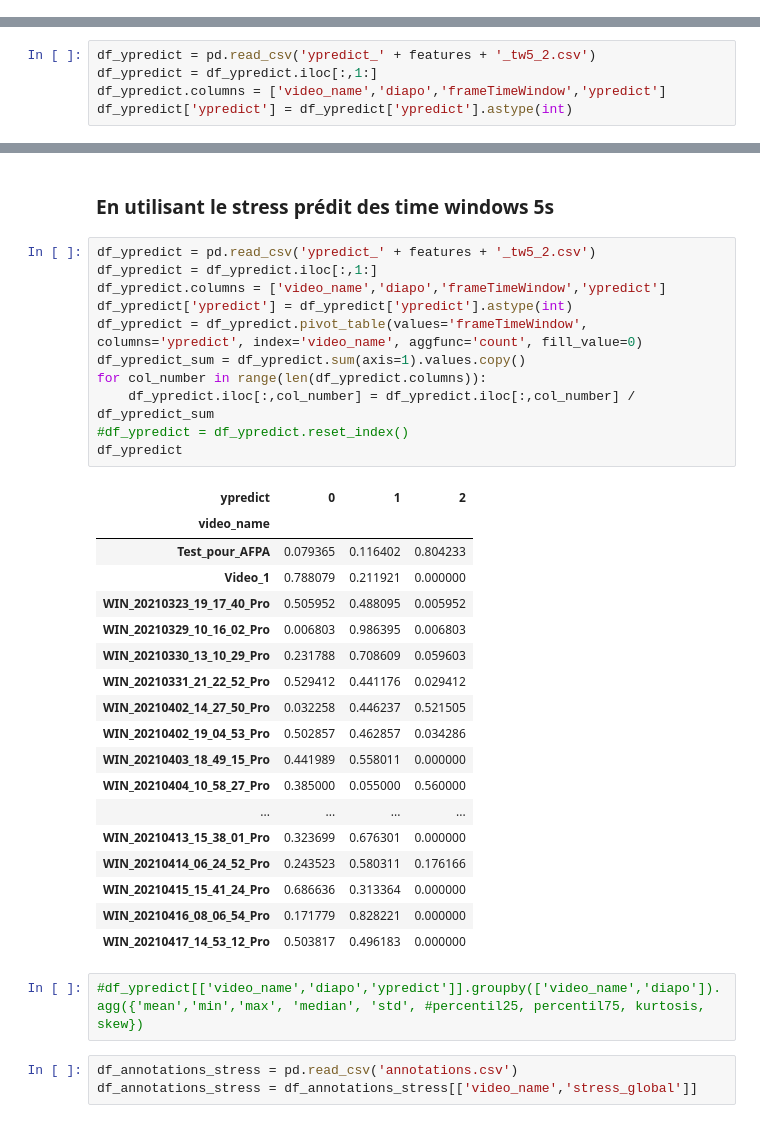
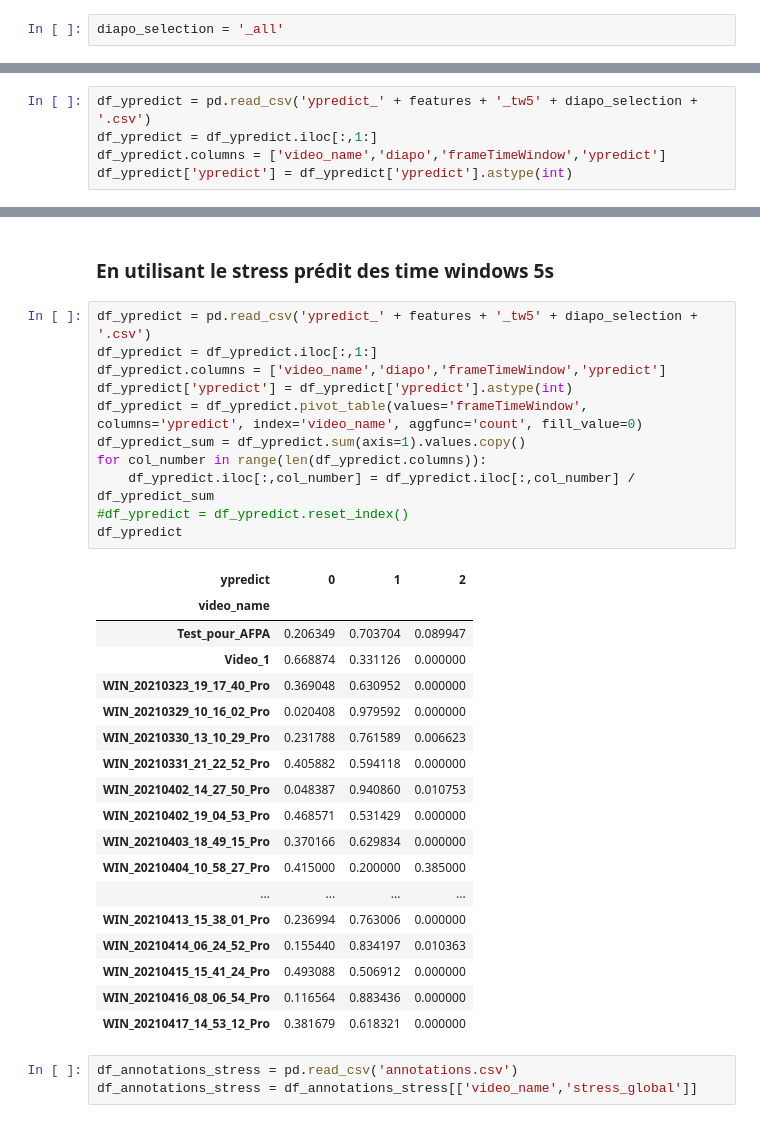
Before and after one commit to Projet-Fil-Rouge-AFPA/filrouge, a Jupyter notebook: Notebook_Laurent_2_eGeMAPS_TimeWindow.ipynb, the cells around one changed output, grey strips where cells are left out. Cells and saved outputs as stored; diff of their text form.

```diff
--- a/Notebook_Laurent_2_eGeMAPS_TimeWindow.ipynb
+++ b/Notebook_Laurent_2_eGeMAPS_TimeWindow.ipynb
@@ -130,0 +69,2 @@ df_ypredict.to_csv('ypredict_' + features + '_tw5_2.csv')
+# %%
+diapo_selection = '_all'
@@ -139,5 +116,5 @@ array([[ 941,  920,  203,    0],
 # %%
-df_ypredict = pd.read_csv('ypredict_' + features + '_tw5_2.csv')
+df_ypredict = pd.read_csv('ypredict_' + features + '_tw5' + diapo_selection + '.csv')
 df_ypredict = df_ypredict.iloc[:,1:]
 df_ypredict.columns = ['video_name','diapo','frameTimeWindow','ypredict']
 df_ypredict['ypredict'] = df_ypredict['ypredict'].astype(int)
@@ -513,37 +526,35 @@ df_ypredict.to_csv('ypredict_' + features + '_tw5_diapo_2bis.csv')
 # %% [markdown]
 ### En utilisant le stress prédit des time windows 5s
 # %%
-df_ypredict = pd.read_csv('ypredict_' + features + '_tw5_2.csv')
+df_ypredict = pd.read_csv('ypredict_' + features + '_tw5' + diapo_selection + '.csv')
 df_ypredict = df_ypredict.iloc[:,1:]
 df_ypredict.columns = ['video_name','diapo','frameTimeWindow','ypredict']
 df_ypredict['ypredict'] = df_ypredict['ypredict'].astype(int)
 df_ypredict = df_ypredict.pivot_table(values='frameTimeWindow', columns='ypredict', index='video_name', aggfunc='count', fill_value=0)
 df_ypredict_sum = df_ypredict.sum(axis=1).values.copy()
 for col_number in range(len(df_ypredict.columns)):
     df_ypredict.iloc[:,col_number] = df_ypredict.iloc[:,col_number] / df_ypredict_sum
 #df_ypredict = df_ypredict.reset_index()
 df_ypredict
 # %% [output]
 | ypredict | 0 | 1 | 2 |
 | video_name |  |  |  |
-| Test_pour_AFPA | 0.079365 | 0.116402 | 0.804233 |
-| Video_1 | 0.788079 | 0.211921 | 0.000000 |
-| WIN_20210323_19_17_40_Pro | 0.505952 | 0.488095 | 0.005952 |
-| WIN_20210329_10_16_02_Pro | 0.006803 | 0.986395 | 0.006803 |
-| WIN_20210330_13_10_29_Pro | 0.231788 | 0.708609 | 0.059603 |
-| WIN_20210331_21_22_52_Pro | 0.529412 | 0.441176 | 0.029412 |
-| WIN_20210402_14_27_50_Pro | 0.032258 | 0.446237 | 0.521505 |
-| WIN_20210402_19_04_53_Pro | 0.502857 | 0.462857 | 0.034286 |
-| WIN_20210403_18_49_15_Pro | 0.441989 | 0.558011 | 0.000000 |
-| WIN_20210404_10_58_27_Pro | 0.385000 | 0.055000 | 0.560000 |
+| Test_pour_AFPA | 0.206349 | 0.703704 | 0.089947 |
+| Video_1 | 0.668874 | 0.331126 | 0.000000 |
+| WIN_20210323_19_17_40_Pro | 0.369048 | 0.630952 | 0.000000 |
+| WIN_20210329_10_16_02_Pro | 0.020408 | 0.979592 | 0.000000 |
+| WIN_20210330_13_10_29_Pro | 0.231788 | 0.761589 | 0.006623 |
+| WIN_20210331_21_22_52_Pro | 0.405882 | 0.594118 | 0.000000 |
+| WIN_20210402_14_27_50_Pro | 0.048387 | 0.940860 | 0.010753 |
+| WIN_20210402_19_04_53_Pro | 0.468571 | 0.531429 | 0.000000 |
+| WIN_20210403_18_49_15_Pro | 0.370166 | 0.629834 | 0.000000 |
+| WIN_20210404_10_58_27_Pro | 0.415000 | 0.200000 | 0.385000 |
 | ... | ... | ... | ... |
-| WIN_20210413_15_38_01_Pro | 0.323699 | 0.676301 | 0.000000 |
-| WIN_20210414_06_24_52_Pro | 0.243523 | 0.580311 | 0.176166 |
-| WIN_20210415_15_41_24_Pro | 0.686636 | 0.313364 | 0.000000 |
-| WIN_20210416_08_06_54_Pro | 0.171779 | 0.828221 | 0.000000 |
-| WIN_20210417_14_53_12_Pro | 0.503817 | 0.496183 | 0.000000 |
+| WIN_20210413_15_38_01_Pro | 0.236994 | 0.763006 | 0.000000 |
+| WIN_20210414_06_24_52_Pro | 0.155440 | 0.834197 | 0.010363 |
+| WIN_20210415_15_41_24_Pro | 0.493088 | 0.506912 | 0.000000 |
+| WIN_20210416_08_06_54_Pro | 0.116564 | 0.883436 | 0.000000 |
+| WIN_20210417_14_53_12_Pro | 0.381679 | 0.618321 | 0.000000 |
-# %%
-#df_ypredict[['video_name','diapo','ypredict']].groupby(['video_name','diapo']).agg({'mean','min','max', 'median', 'std', #percentil25, percentil75, kurtosis, skew})
 # %%
 df_annotations_stress = pd.read_csv('annotations.csv')
 df_annotations_stress = df_annotations_stress[['video_name','stress_global']]
```
Also changed, not shown: parts of 115 cells of this notebook, 14 other files.
